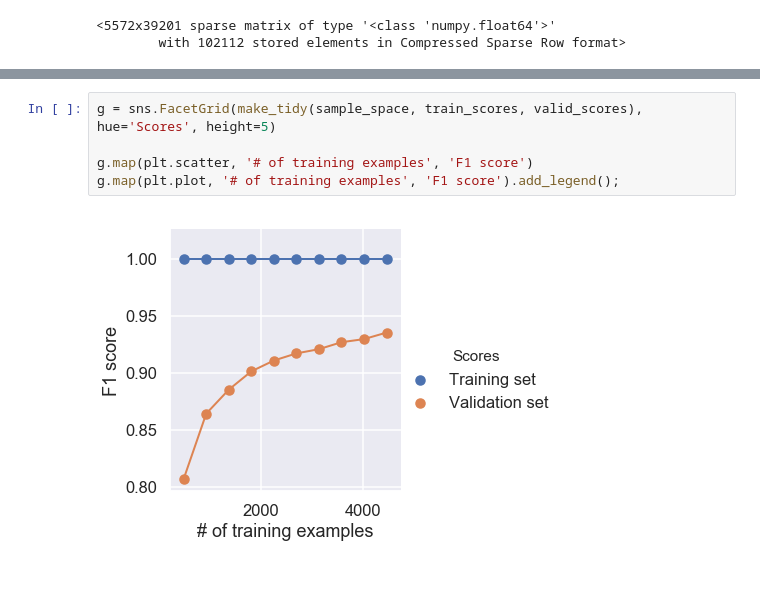
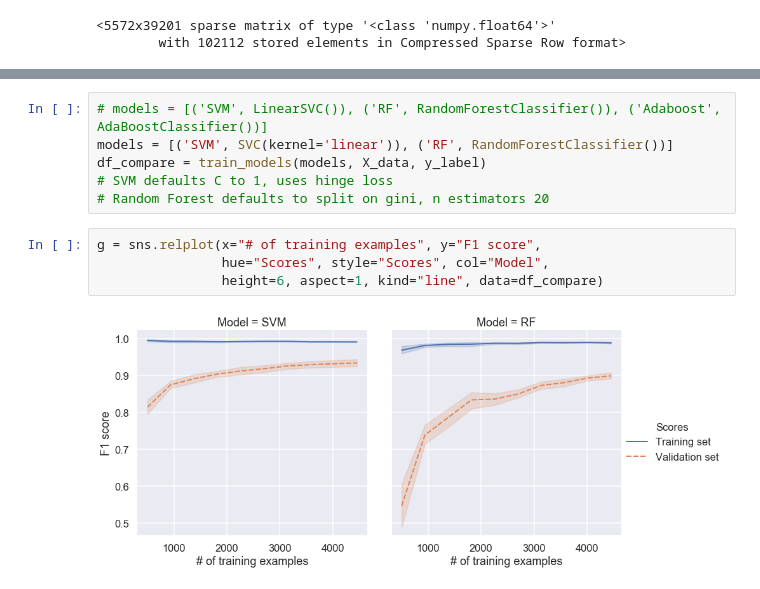
Before and after one commit to JeremyBYU/mdp-machine-learning, a Jupyter notebook: presentation/mdp_presentation_1.ipynb, the cells around one changed output, grey strips where cells are left out. Saved outputs shown, nothing was run; the diff lists cells and outputs as text.

```diff
--- a/presentation/mdp_presentation_1.ipynb
+++ b/presentation/mdp_presentation_1.ipynb
@@ -666,7 +640,12 @@ make_tidy(sample_space,train_scores, valid_scores)
-# %%
-g = sns.FacetGrid(make_tidy(sample_space, train_scores, valid_scores), hue='Scores', height=5)
-
-g.map(plt.scatter, '# of training examples', 'F1 score')
-g.map(plt.plot, '# of training examples', 'F1 score').add_legend();
-# %% [output]
-[figure, removed]
+# %%
+# models = [('SVM', LinearSVC()), ('RF', RandomForestClassifier()), ('Adaboost', AdaBoostClassifier())]
+models = [('SVM', SVC(kernel='linear')), ('RF', RandomForestClassifier())]
+df_compare = train_models(models, X_data, y_label)
+# SVM defaults C to 1, uses hinge loss
+# Random Forest defaults to split on gini, n estimators 20
+# %%
+g = sns.relplot(x="# of training examples", y="F1 score",
+                hue="Scores", style="Scores", col="Model",
+                height=6, aspect=1, kind="line", data=df_compare)
+# %% [output]
+[figure, added]
```
Also changed, not shown: parts of 17 cells of this notebook.
